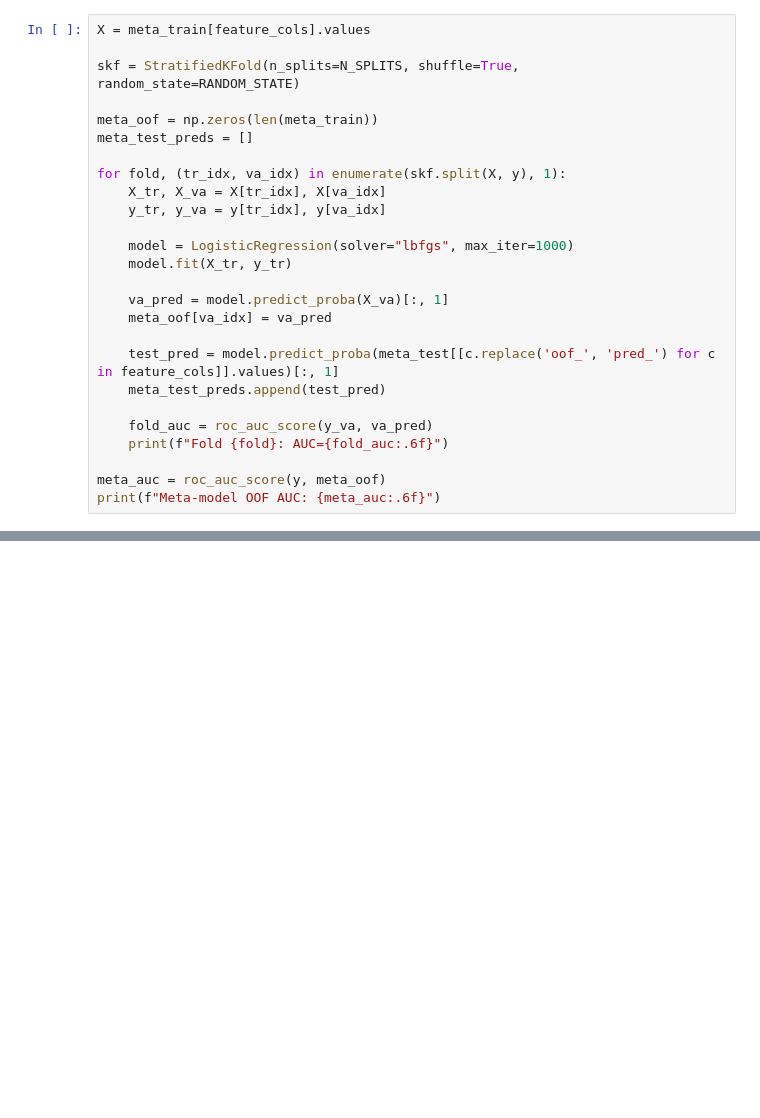
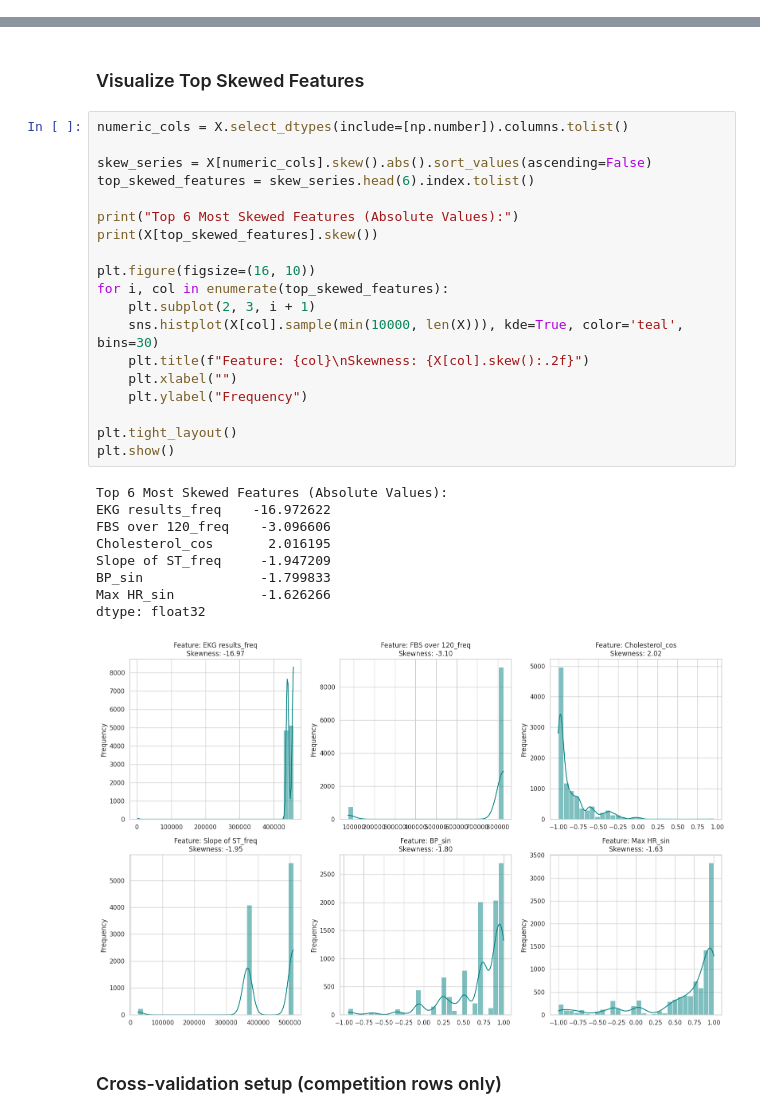
Before and after one commit to morshoto/predicting_heart_disease, a Jupyter notebook: nb/036_stacking_ensemble.ipynb, the cells around one changed output, grey strips where cells are left out. Drawn from its saved outputs; the diff is of its cells as text; blank space fills up the shorter version.

Commit message:
update: ensemble result from 3 approached

```diff
--- a/nb/036_stacking_ensemble.ipynb
+++ b/nb/036_stacking_ensemble.ipynb
@@ -169,26 +0,0 @@ for col in feature_cols:
-# %%
-X = meta_train[feature_cols].values
-
-skf = StratifiedKFold(n_splits=N_SPLITS, shuffle=True, random_state=RANDOM_STATE)
-
-meta_oof = np.zeros(len(meta_train))
-meta_test_preds = []
-
-for fold, (tr_idx, va_idx) in enumerate(skf.split(X, y), 1):
-    X_tr, X_va = X[tr_idx], X[va_idx]
-    y_tr, y_va = y[tr_idx], y[va_idx]
-
-    model = LogisticRegression(solver="lbfgs", max_iter=1000)
-    model.fit(X_tr, y_tr)
-
-    va_pred = model.predict_proba(X_va)[:, 1]
-    meta_oof[va_idx] = va_pred
-
-    test_pred = model.predict_proba(meta_test[[c.replace('oof_', 'pred_') for c in feature_cols]].values)[:, 1]
-    meta_test_preds.append(test_pred)
-
-    fold_auc = roc_auc_score(y_va, va_pred)
-    print(f"Fold {fold}: AUC={fold_auc:.6f}")
-
-meta_auc = roc_auc_score(y, meta_oof)
-print(f"Meta-model OOF AUC: {meta_auc:.6f}")
@@ -208,0 +646,33 @@ submission.head()
+# %% [markdown]
+### Visualize Top Skewed Features
+# %%
+numeric_cols = X.select_dtypes(include=[np.number]).columns.tolist()
+
+skew_series = X[numeric_cols].skew().abs().sort_values(ascending=False)
+top_skewed_features = skew_series.head(6).index.tolist()
+
+print("Top 6 Most Skewed Features (Absolute Values):")
+print(X[top_skewed_features].skew())
+
+plt.figure(figsize=(16, 10))
+for i, col in enumerate(top_skewed_features):
+    plt.subplot(2, 3, i + 1)
+    sns.histplot(X[col].sample(min(10000, len(X))), kde=True, color='teal', bins=30)
+    plt.title(f"Feature: {col}\nSkewness: {X[col].skew():.2f}")
+    plt.xlabel("")
+    plt.ylabel("Frequency")
+
+plt.tight_layout()
+plt.show()
+# %% [output]
+Top 6 Most Skewed Features (Absolute Values):
+EKG results_freq    -16.972622
+FBS over 120_freq    -3.096606
+Cholesterol_cos       2.016195
+Slope of ST_freq     -1.947209
+BP_sin               -1.799833
+Max HR_sin           -1.626266
+dtype: float32
+[figure, added]
+# %% [markdown]
+### Cross-validation setup (competition rows only)
```
Also changed, not shown: parts of 49 cells of this notebook.
